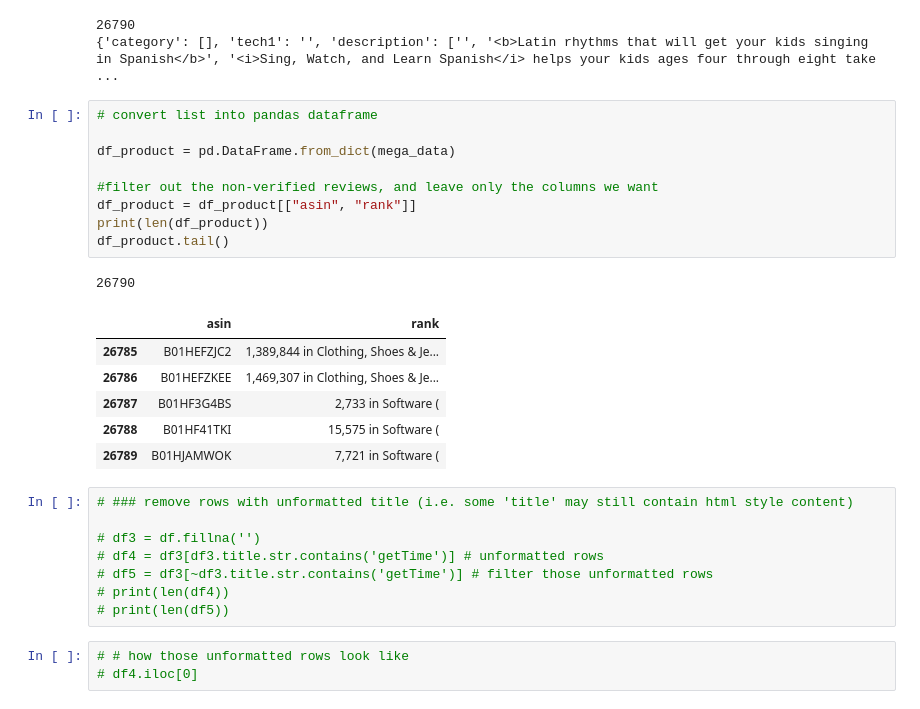
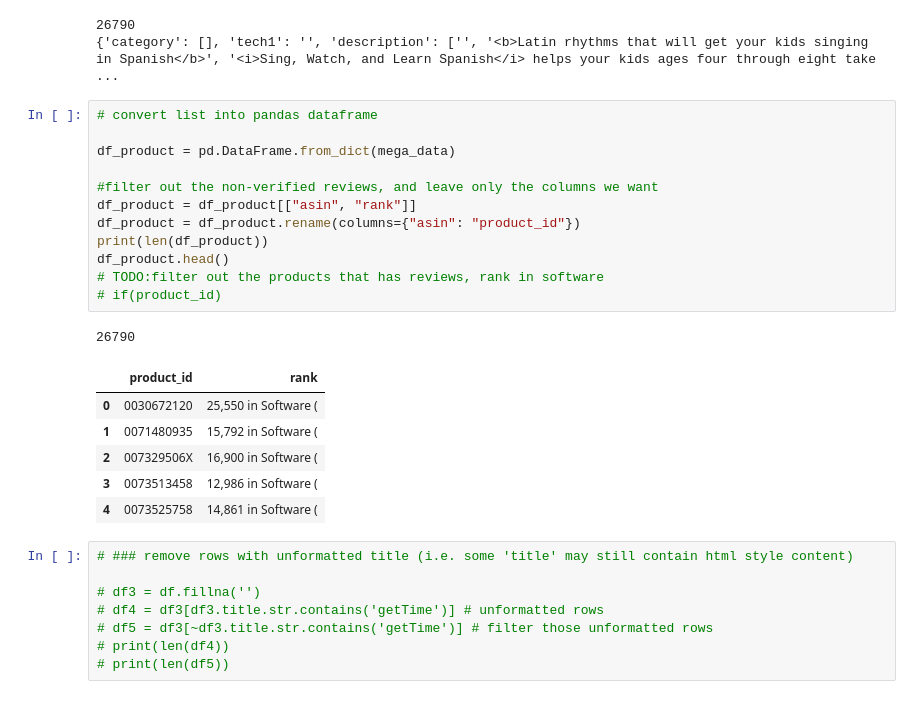
Before and after one commit to yinshinLi/CSE158_Assignment2, a Jupyter notebook: assignment2.ipynb, the cells around one changed output. Saved outputs shown, nothing was run; the diff lists cells and outputs as text.

```diff
--- a/assignment2.ipynb
+++ b/assignment2.ipynb
@@ -59,20 +67,23 @@ print(mega_data[1])
 # %%
 # convert list into pandas dataframe
 
 df_product = pd.DataFrame.from_dict(mega_data)
 
 #filter out the non-verified reviews, and leave only the columns we want
 df_product = df_product[["asin", "rank"]]
+df_product = df_product.rename(columns={"asin": "product_id"})
 print(len(df_product))
-df_product.tail()
+df_product.head()
+# TODO:filter out the products that has reviews, rank in software
+# if(product_id)
 # %% [output]
 26790
-|  | asin | rank |
-| 26785 | B01HEFZJC2 | 1,389,844 in Clothing, Shoes & Je... |
-| 26786 | B01HEFZKEE | 1,469,307 in Clothing, Shoes & Je... |
-| 26787 | B01HF3G4BS | 2,733 in Software ( |
-| 26788 | B01HF41TKI | 15,575 in Software ( |
-| 26789 | B01HJAMWOK | 7,721 in Software ( |
+|  | product_id | rank |
+| 0 | 0030672120 | 25,550 in Software ( |
+| 1 | 0071480935 | 15,792 in Software ( |
+| 2 | 007329506X | 16,900 in Software ( |
+| 3 | 0073513458 | 12,986 in Software ( |
+| 4 | 0073525758 | 14,861 in Software ( |
 # %%
 # ### remove rows with unformatted title (i.e. some 'title' may still contain html style content)
 
@@ -81,6 +92,3 @@ df_product.tail()
 # df5 = df3[~df3.title.str.contains('getTime')] # filter those unformatted rows
 # print(len(df4))
 # print(len(df5))
-# %%
-# # how those unformatted rows look like
-# df4.iloc[0]
```
Also changed, not shown: parts of 3 cells of this notebook.
